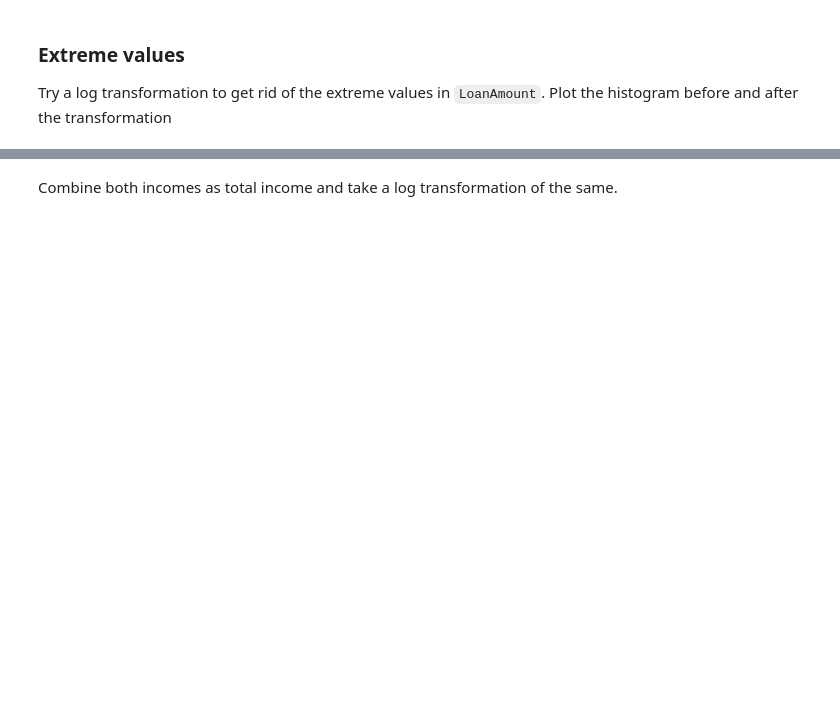
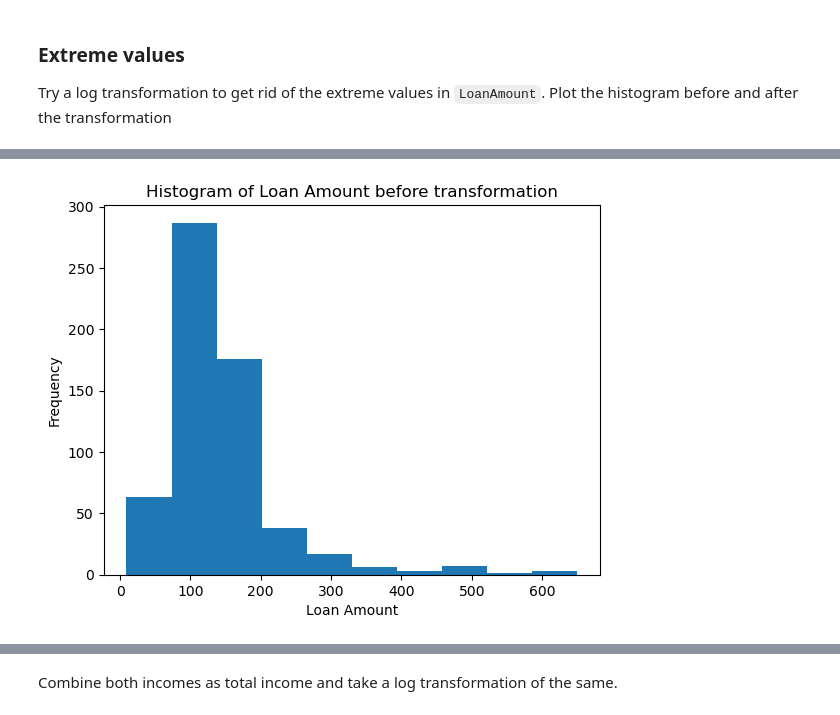
Before and after one commit to rafaelaqfc/Loan-Prediction-Project, a Jupyter notebook: notebooks/instructions.ipynb, the cells around one changed output, grey strips where cells are left out. Saved outputs shown, nothing was run; the diff lists cells and outputs as text; code cells hidden in the pictures; blank space fills up the shorter version.

```diff
--- a/notebooks/instructions.ipynb
+++ b/notebooks/instructions.ipynb
@@ -695,0 +686,9 @@ Try a log transformation to get rid of the extreme values in `LoanAmount`. Plot
+# %%
+# Plotting the histogram of the 'LoanAmount' column before transformation
+plt.hist(df['LoanAmount'].dropna())
+plt.title('Histogram of Loan Amount before transformation')
+plt.xlabel('Loan Amount')
+plt.ylabel('Frequency')
+plt.show()
+# %% [output]
+[figure, added]
```
Also changed, not shown: parts of 19 cells of this notebook.
